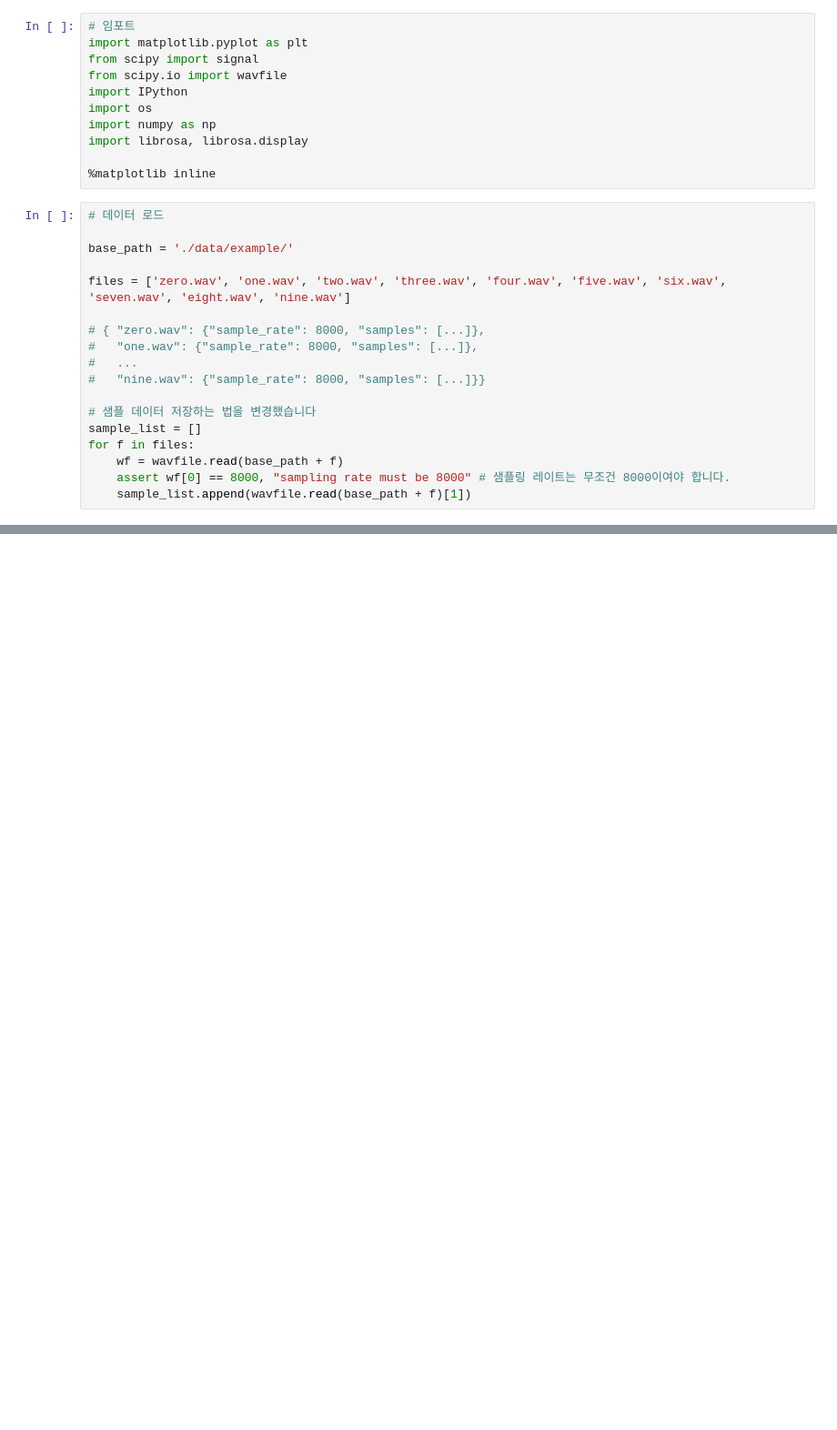
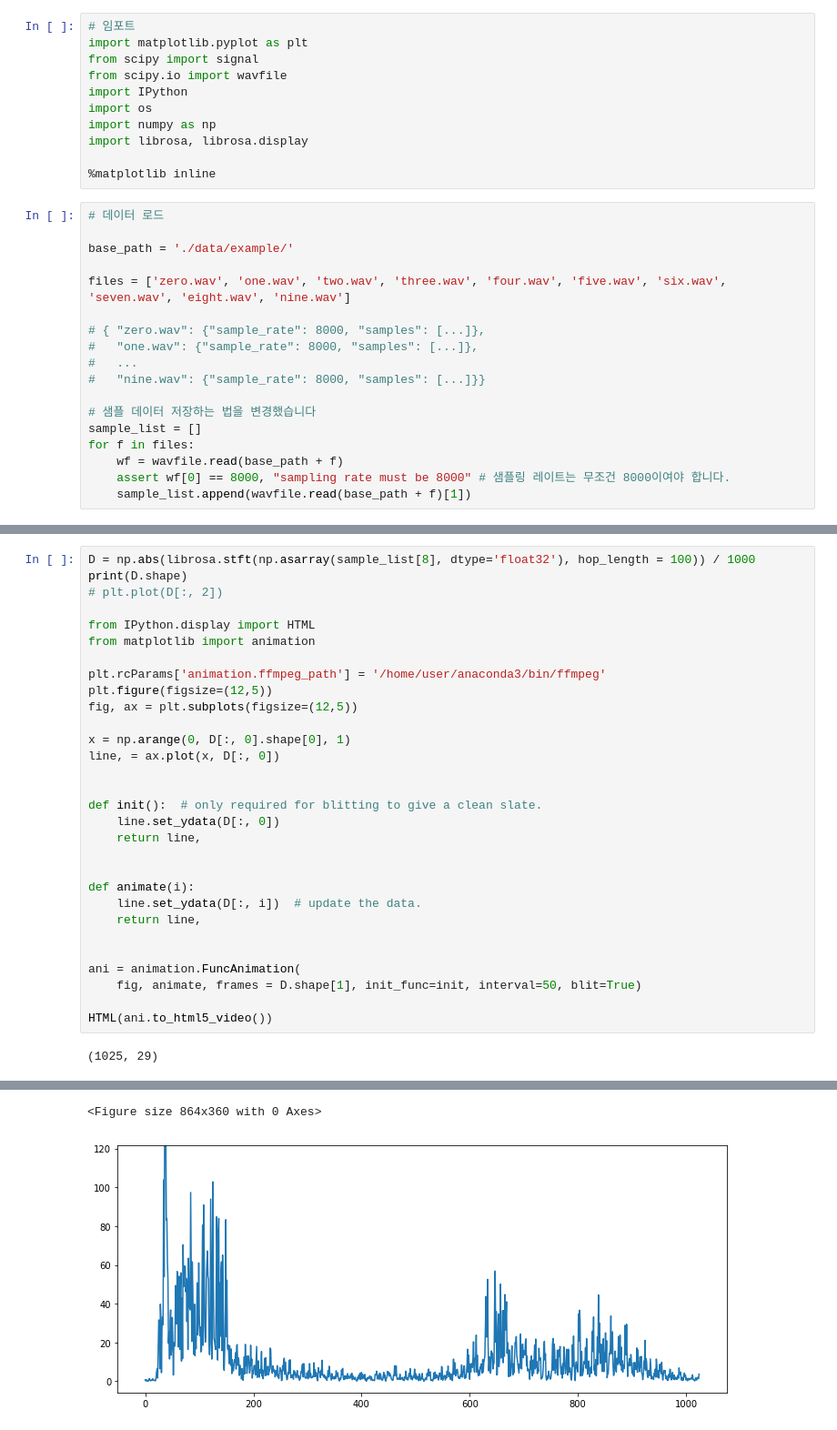
Before and after one commit to KyungjeCho/pattern-2, a Jupyter notebook: fourier_transform.ipynb, the cells around one changed output, grey strips where cells are left out. Shown at 91% size. Drawn from its saved outputs; the diff is of its cells as text; blank space fills up the shorter version.

```diff
--- a/fourier_transform.ipynb
+++ b/fourier_transform.ipynb
@@ -59,0 +60,32 @@ for i, value in enumerate(sample_list):
+# %%
+D = np.abs(librosa.stft(np.asarray(sample_list[8], dtype='float32'), hop_length = 100)) / 1000
+print(D.shape)
+# plt.plot(D[:, 2])
+
+from IPython.display import HTML
+from matplotlib import animation
+
+plt.rcParams['animation.ffmpeg_path'] = '/home/user/anaconda3/bin/ffmpeg'
+plt.figure(figsize=(12,5))
+fig, ax = plt.subplots(figsize=(12,5))
+
+x = np.arange(0, D[:, 0].shape[0], 1)
+line, = ax.plot(x, D[:, 0])
+
+
+def init():  # only required for blitting to give a clean slate.
+    line.set_ydata(D[:, 0])
+    return line,
+
+
+def animate(i):
+    line.set_ydata(D[:, i])  # update the data.
+    return line,
+
+
+ani = animation.FuncAnimation(
+    fig, animate, frames = D.shape[1], init_func=init, interval=50, blit=True)
+
+HTML(ani.to_html5_video())
+# %% [output]
+(1025, 29)
@@ -59,0 +93,2 @@ for i, value in enumerate(sample_list):
+<Figure size 864x360 with 0 Axes>
+[figure, added]
```
Also changed, not shown: parts of 3 cells of this notebook, 15 other files.
